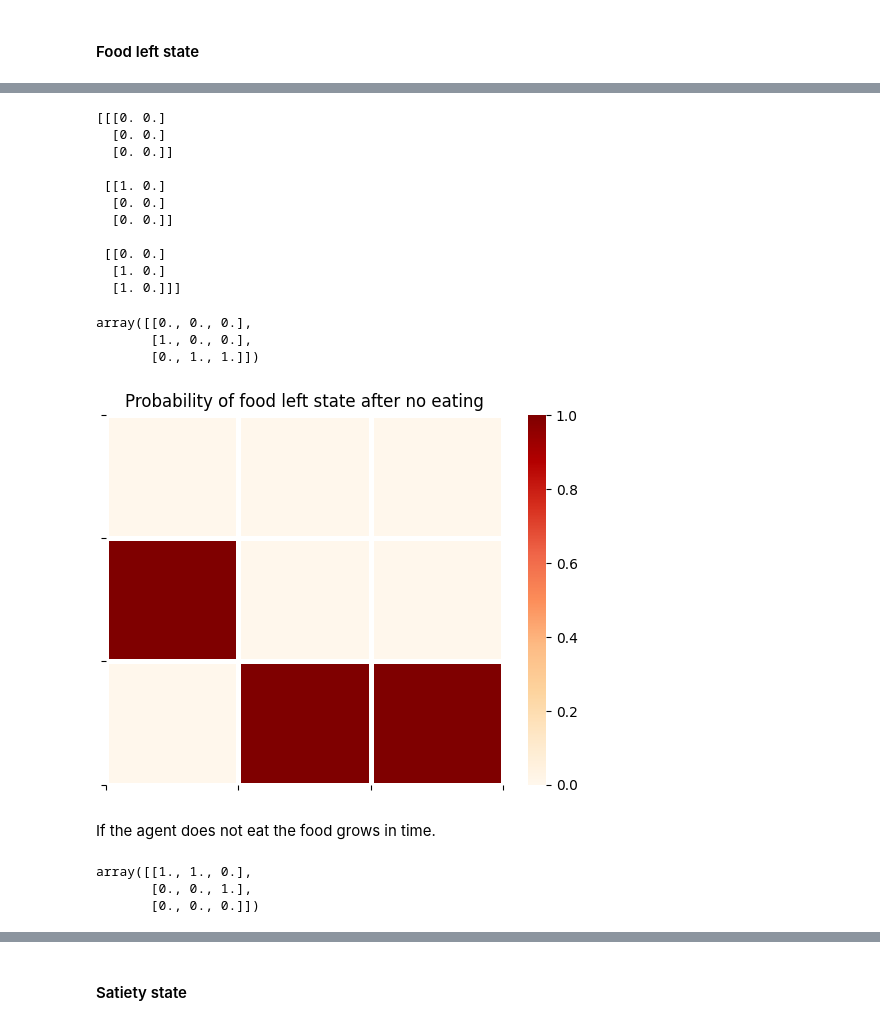
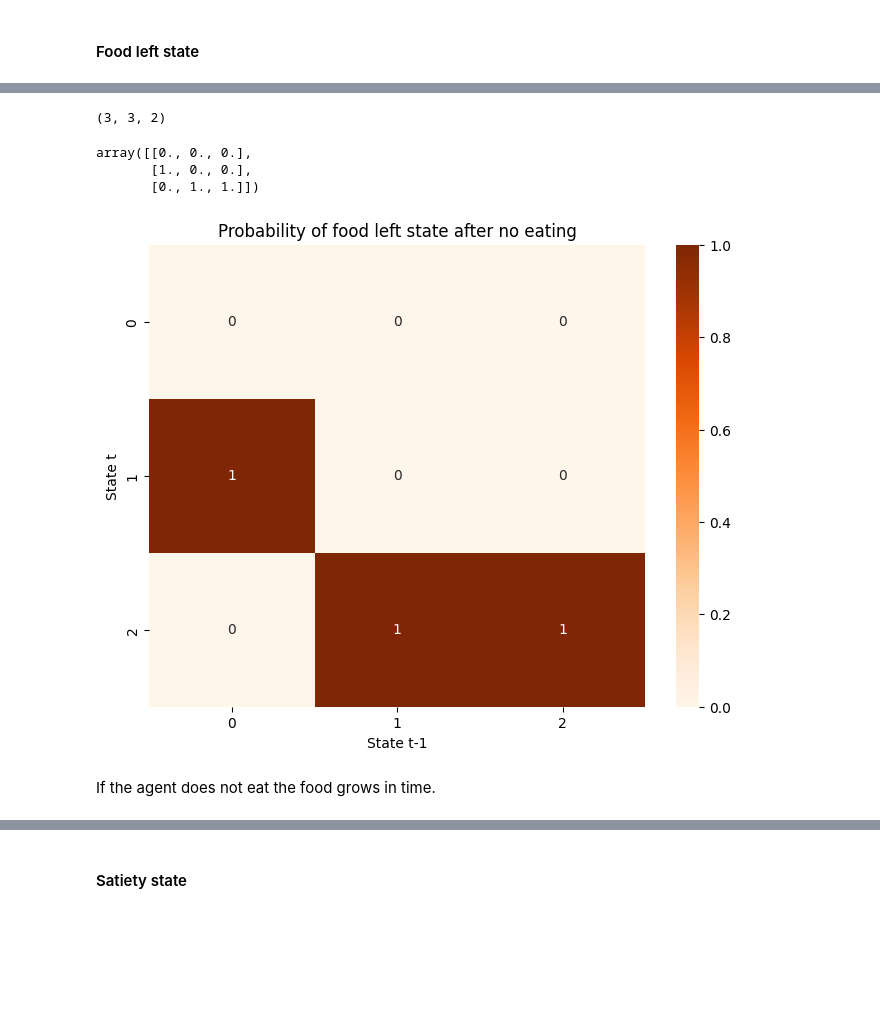
Before and after one commit to mahault/Multi-agent-sustainability, a Jupyter notebook: Sust_AIF.ipynb, the cells around one changed output, grey strips where cells are left out. Drawn from its saved outputs; the diff is of its cells as text; code cells hidden in the pictures; blank space fills up the shorter version.

```diff
--- a/Sust_AIF.ipynb
+++ b/Sust_AIF.ipynb
@@ -409,4 +412,12 @@ array([[1., 0.],
        [0., 1.]])
 # %%
 B[0] = B_food_left
+# %%
+def plot_likelihoodB(matrix, title):
+    plt.figure(figsize=(8, 6))
+    sns.heatmap(matrix, annot=True, cmap="Oranges", cbar=True)
+    plt.title(title)
+    plt.xlabel("State t-1")
+    plt.ylabel("State t")
+    plt.show()
 # %%
@@ -1164,3 +1518,9 @@ array([array([[[0., 0.],
+# %%
+# B_factor_list says the states each state depends on
+# index 1: food left state only depends on food left state [0]; index 2: satiety depends on both food left and satiety states [0,1]
+B2_factor_list = [[0], [0,1]] # we add an extra dim to the matrix for satiety state
+
+B2 = utils.random_B_matrix(num_states2, num_controls, B2_factor_list)
 # %% [markdown]
 #### Food left state
 # %% [markdown]
@@ -1170,52 +1528,31 @@ B_food_left2 = np.zeros( (len(s_food2), len(s_food2), len(choice2)) )
+# %%
+B2[0].shape
+# %% [output]
+(3, 3, 2)
 # %%
+B2[0][:,:,:] = 0.0
+
 # Action = do not eat -> B_food_left2[:,:,0]
 
 # index 1: state t, index 2: state t-1, index 3: action
 
-# state t: food left = 0, state t-1: food left = 0, action = 0 100% prob
-B_food_left2[0,0,0] = 0.0
+# state t: food left = 1, state t-1: food = 0, action: do not eat (0) should be 0%
+B2[0][1,0,0] = 1.0
 
-# state t: food left = 1, state t-1: food = 0, action: do not eat (0) should be 0%
-B_food_left2[1,0,0] = 1.0
+# state t: food left = 2, state t-1: food = 1, action: do not eat (0)
+B2[0][2,1,0] = 1.0
 
 # state t: food left = 2, state t-1: food = 0, action: do not eat (0)
-B_food_left2[2,0,0] = 0.0
-
-# state t: food left = 0, state t-1: food = 1, action: 0 should be 0%
-B_food_left2[0,1,0] = 0.0
-
-# state t: food left = 1, state t-1: food = 1, action: do not eat (0) should be 100%
-B_food_left2[1,1,0] = 0.0
-
-# state t: food left = 2, state t-1: food = 1, action: do not eat (0)
-B_food_left2[2,1,0] = 1.0
-
-# state t: food left = 2, state t-1: food = 0, action: do not eat (0)
-B_food_left2[2,2,0] = 1.0
-print(B_food_left2)
+B2[0][2,2,0] = 1.0
-# %% [output]
-[[[0. 0.]
-  [0. 0.]
-  [0. 0.]]
-
- [[1. 0.]
-  [0. 0.]
-  [0. 0.]]
-
- [[0. 0.]
-  [1. 0.]
-  [1. 0.]]]
-# %%
-B_food_left2[:,:,0]
-# %% [output]
-array([[0., 0., 0.],
-       [1., 0., 0.],
-       [0., 1., 1.]])
 # %%
-B2[0] = B_food_left2
+B2[0][:,:,0]
+# %% [output]
+array([[0., 0., 0.],
+       [1., 0., 0.],
+       [0., 1., 1.]])
 # %%
-utils.plot_likelihood(B2[0][:,:,0], title = 'Probability of food left state after no eating' )
+plot_likelihoodB(B2[0][:,:,0], title = 'Probability of food left state after no eating' )
 # %% [output]
-[figure, old version]
+[figure, new version]
 # %% [markdown]
 If the agent does not eat the food grows in time.
@@ -1253,6 +1558,0 @@ B_food_left2[2,2,1] = 0.0
-# %%
-B_food_left2[:,:,1]
-# %% [output]
-array([[1., 1., 0.],
-       [0., 0., 1.],
-       [0., 0., 0.]])
```
Also changed, not shown: parts of 280 cells of this notebook.
